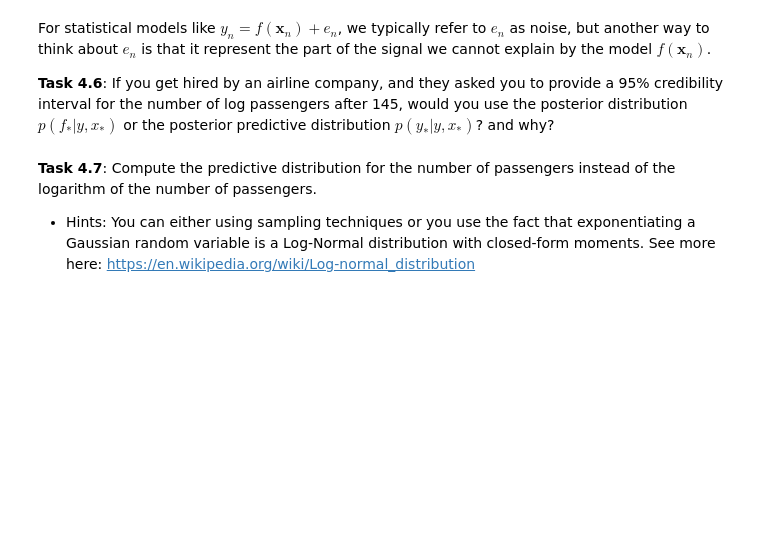
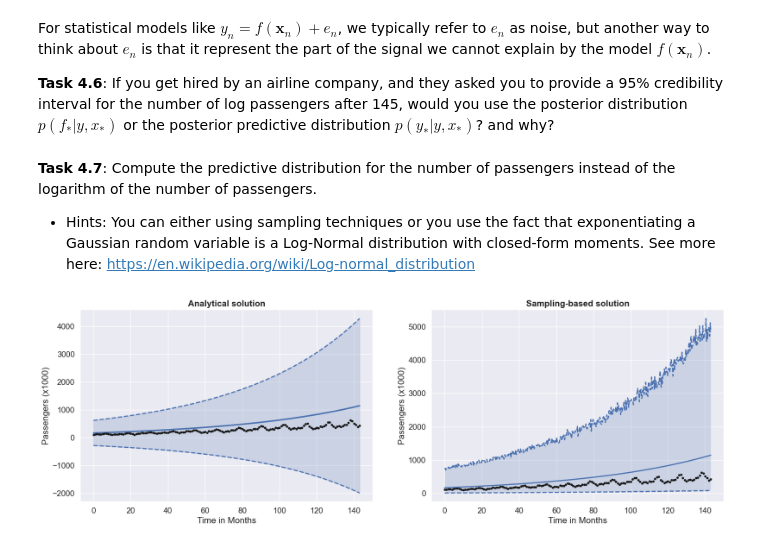
Before and after one commit to MrMustii/Bayesian-Machine-Learning, a Jupyter notebook: Week 3/ex3_handout.ipynb, the cells around one changed output. Drawn from its saved outputs; the diff is of its cells as text; code cells hidden in the pictures; blank space fills up the shorter version.

```diff
--- a/Week 3/ex3_handout.ipynb
+++ b/Week 3/ex3_handout.ipynb
@@ -707,3 +719,54 @@ For statistical models like $y_n = f(\mathbf{x}_n) + e_n$, we typically refer to
 **Task 4.7**: Compute the predictive distribution for the number of passengers instead of the logarithm of the number of passengers.
 
 - Hints: You can either using sampling techniques or you use the fact that exponentiating a Gaussian random variable is a Log-Normal distribution with closed-form moments. See more here: [https://en.wikipedia.org/wiki/Log-normal_distribution](https://en.wikipedia.org/wiki/Log-normal_distribution)
+# %%
+# prepare data and predict mean and variance for t(x)
+ypred_mu, ypred_s2 = model.predict_y(Phi_pred)
+
+################################################
+# Analytical solution via log-normal
+################################################
+# compute mean and variance of exp(t(x))
+lognormal_mean = lambda m, v: jnp.exp(m + 0.5*v)
+lognormal_var = lambda m, v: (jnp.exp(v) - 1)*jnp.exp(2*m + v)
+exp_y_mu = lognormal_mean(ypred_mu.ravel(), ypred_s2.ravel())
+exp_y_s2 = lognormal_var(ypred_mu.ravel(), ypred_s2.ravel())
+
+
+################################################
+# Sampling-based solution
+################################################
+
+# generate samples from posterior predictive distribution for y
+num_samples = 5000
+key = random.PRNGKey(1)
+y_samples = ypred_mu + jnp.sqrt(ypred_s2)*random.normal(key, shape=(num_samples, len(ypred_mu)))
+
+# transform all samples by exponentialing
+exp_y_samples = jnp.exp(y_samples)
+
+# estimatepercentiles
+lower = jnp.percentile(exp_y_samples, 2.5, axis=0)
+upper = jnp.percentile(exp_y_samples, 97.5, axis=0)
+
+
+
+# plot analytical solution
+fig, ax = plt.subplots(1, 2, figsize=(20, 6))
+plot_predictions(ax[0], xpred, exp_y_mu, exp_y_s2, color='b', visibility=0.2)
+ax[0].plot(months, passengers, 'k.')
+ax[0].set_xlabel('Time in Months')
+ax[0].set_ylabel('Passengers (x1000)')
+ax[0].set_title('Analytical solution', fontweight='bold')
+
+
+# plot sampling-based solution
+ax[1].plot(months, passengers, 'k.')
+ax[1].fill_between(xpred, lower, upper, alpha=0.2)
+ax[1].plot(xpred, exp_y_mu, 'b-', linewidth=2)
+ax[1].plot(xpred, lower, 'b--', xpred, upper, 'b--', linewidth=2)
+ax[1].set_xlabel('Time in Months')
+ax[1].set_ylabel('Passengers (x1000)')
+ax[1].set_title('Sampling-based solution', fontweight='bold');
+# %% [output]
+[figure, added]
```
Also changed, not shown: parts of 9 cells of this notebook, 8 other files.
